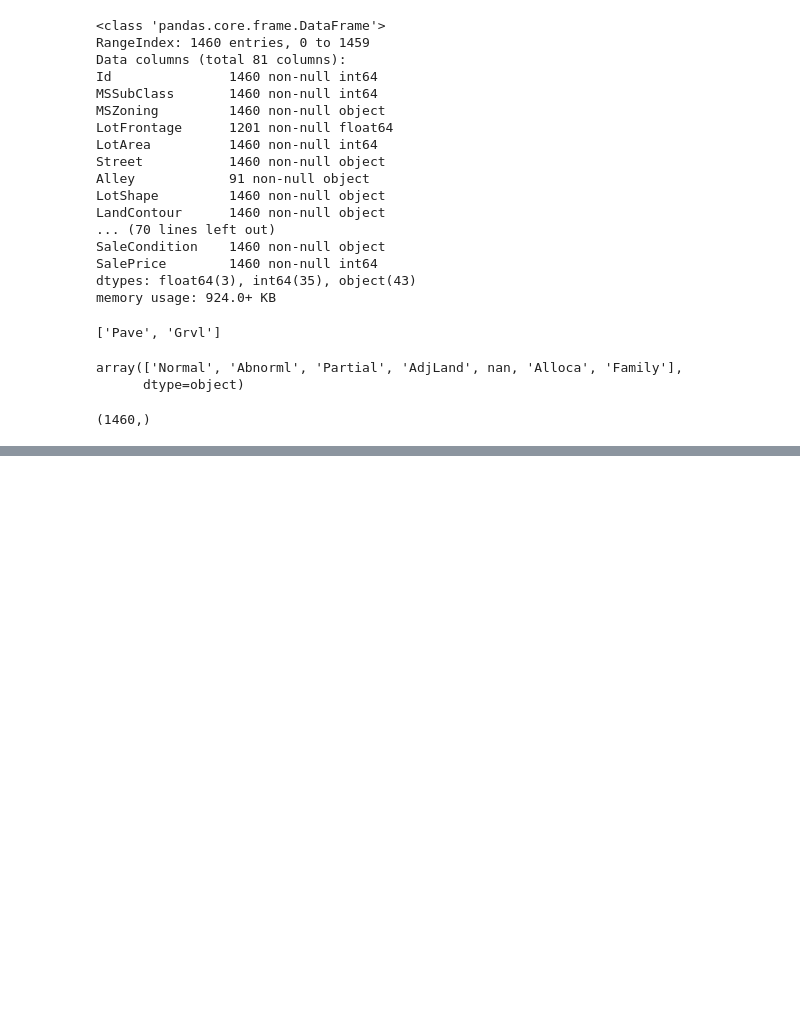
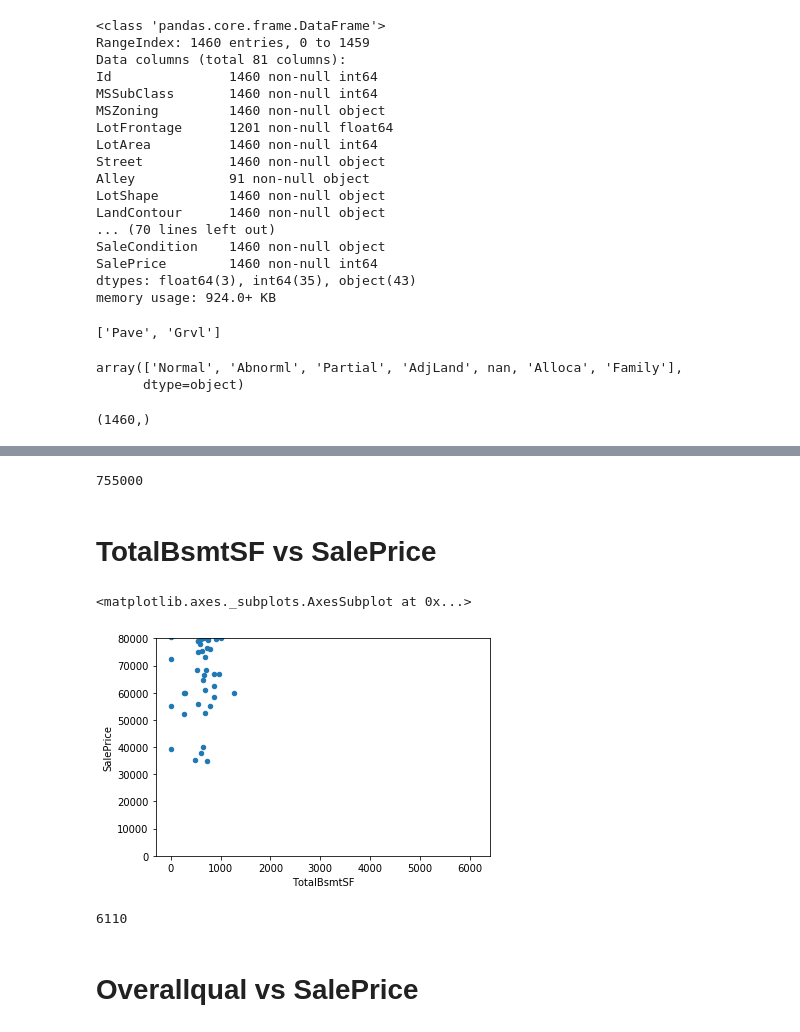
Before and after one commit to vmsgiridhar/AI2019, a Jupyter notebook: Part2-Regression/Practice/HousePrices_Practice1.ipynb, the cells around one changed output, grey strips where cells are left out. Cells and saved outputs as stored; diff of their text form; code cells hidden in the pictures; blank space fills up the shorter version.

```diff
--- a/Part2-Regression/Practice/HousePrices_Practice1.ipynb
+++ b/Part2-Regression/Practice/HousePrices_Practice1.ipynb
@@ -139,0 +205,20 @@ dataset['3SsnPorch'].shape
+# %%
+dataset['GrLivArea'].min()
+dataset['SalePrice'].max()
+# %% [output]
+755000
+# %% [markdown]
+# TotalBsmtSF vs SalePrice
+# %%
+var = 'TotalBsmtSF'
+data = pd.concat([dataset['SalePrice'], dataset[var]], axis = 1)
+data.plot.scatter(x=var, y='SalePrice',ylim=(0, 80000))
+# %% [output]
+<matplotlib.axes._subplots.AxesSubplot at 0x...>
+[figure, added]
+# %%
+dataset[var].max()
+# %% [output]
+6110
+# %% [markdown]
+# Overallqual vs SalePrice
```
Also changed, not shown: parts of 15 cells of this notebook, 2 other files.
